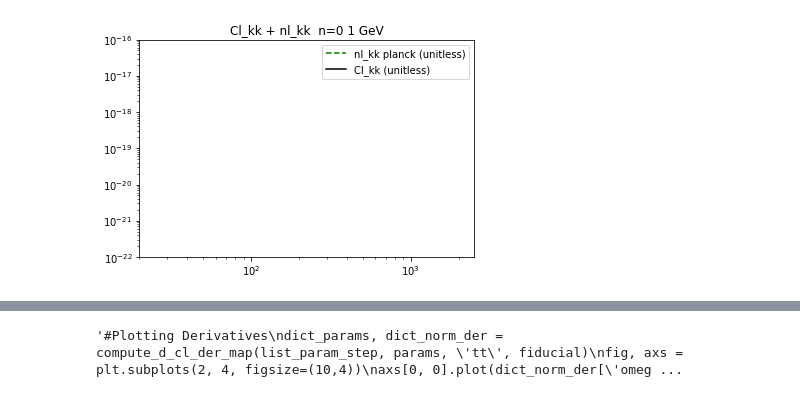
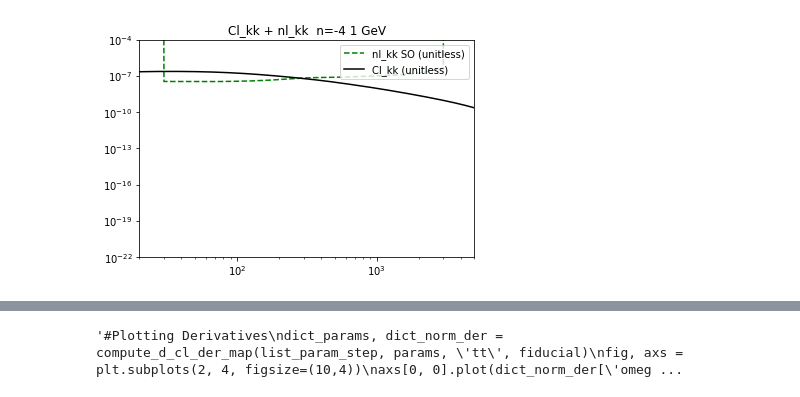
Before and after one commit to iej2106/fisher_dmb, a Jupyter notebook: compute_fisher_dmb_SO.ipynb, the cells around one changed output, grey strips where cells are left out. Drawn from its saved outputs; the diff is of its cells as text; code cells hidden in the pictures.

Commit message:
noise curves corrected

```diff
--- a/compute_fisher_dmb_SO.ipynb
+++ b/compute_fisher_dmb_SO.ipynb
@@ -89,12 +97,9 @@ n_kk_3000 = noise_dat2[1]
 # %%
-nl_tt = [1e100 for i in range(0,5000, 1)]
-nl_tt[2:5000] = nl_tt_dat#/((1.0e6*Tcmb)**2)
+nl_tt = [1e100 for i in range(0,5001, 1)]
+nl_tt[300:5001] = noise_T[1][300-40:5001-40]/((1.0e6*Tcmb)**2)
 
-nl_ee = [1e100 for i in range(0,5000, 1)]
-nl_ee[2:5000] = nl_ee_dat#/((1.0e6*Tcmb)**2)
-
-nl_te = [1e100 for i in range(0,5000, 1)]
-nl_te[2:5000] = nl_te_dat#/((1.0e6*Tcmb)**2)
+nl_ee = [1e100 for i in range(0,5001, 1)]
+nl_ee[100:5001] = noise_P[1][100-40:5001-40]/((1.0e6*Tcmb)**2)
 
 nl_kk = [1e100 for i in range(0, 5000, 1)]
-nl_kk[20:2999] = n_kk_3000#/((1.0e6*Tcmb)**2)
+nl_kk[30:2999] = n_kk_3000
@@ -101,15 +122,15 @@ nl_kk[20:2999] = n_kk_3000#/((1.0e6*Tcmb)**2)
 # %%
-plt.plot(nl_kk , 'g--',label="nl_kk planck (unitless)")
+plt.plot(nl_kk , 'g--',label="nl_kk SO (unitless)")
 plt.plot(Cl_est_kk, 'k-',label="Cl_kk (unitless)")
 plt.yscale('log')
 plt.xscale('log')
-plt.ylim(1e-22,1e-16)
-plt.xlim(20,2500)
+plt.ylim(1e-22,1e-4)
+plt.xlim(20,5000)
 plt.legend(loc="upper right")
-plt.title('Cl_kk + nl_kk  n=0 1 GeV')
+plt.title('Cl_kk + nl_kk  n=-4 1 GeV')
 plt.show()
 # %% [output]
-[figure, old version]
+[figure, new version]
 # %%
 #fig, ax = plt.subplots(figsize=(6, 4))
 plt.plot(fiducial['tt'], 'y--',label="tt")
```
Also changed, not shown: parts of 15 cells of this notebook.
